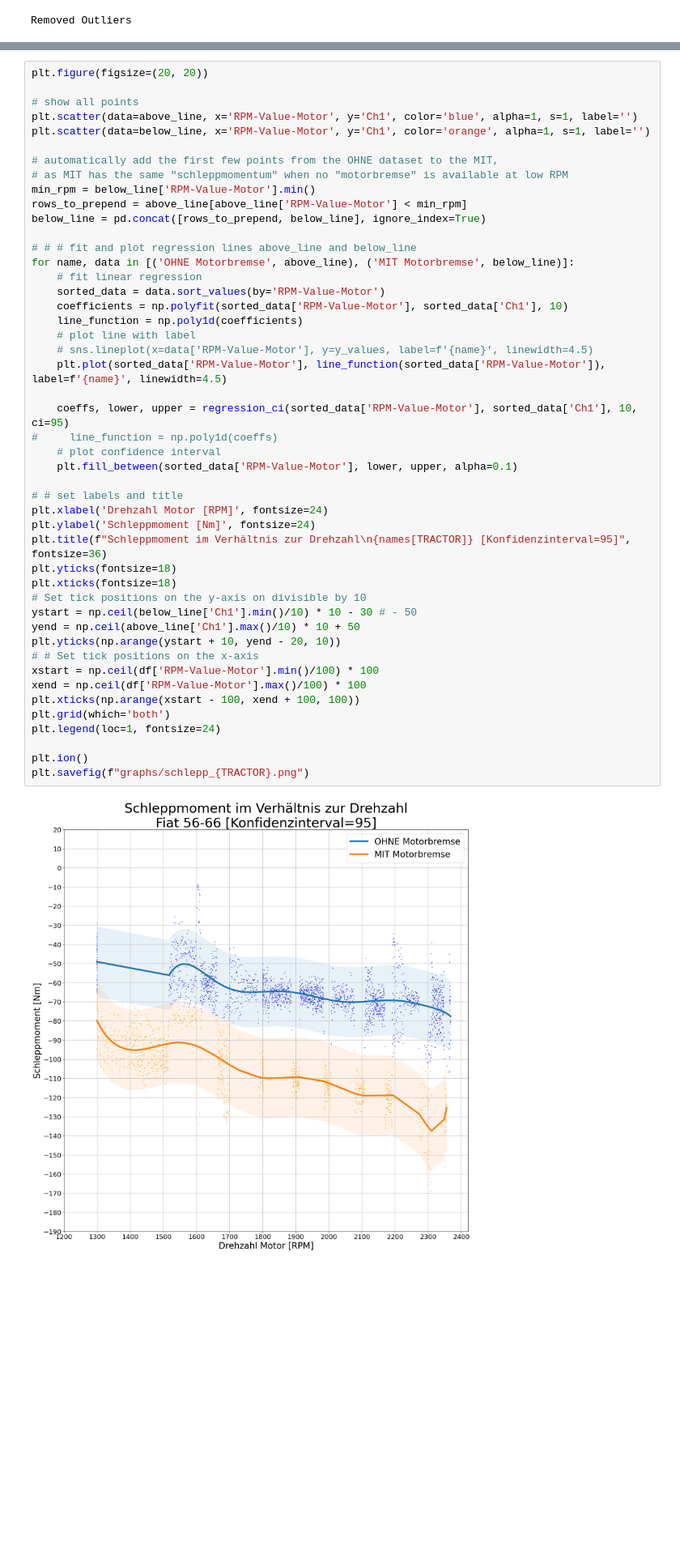
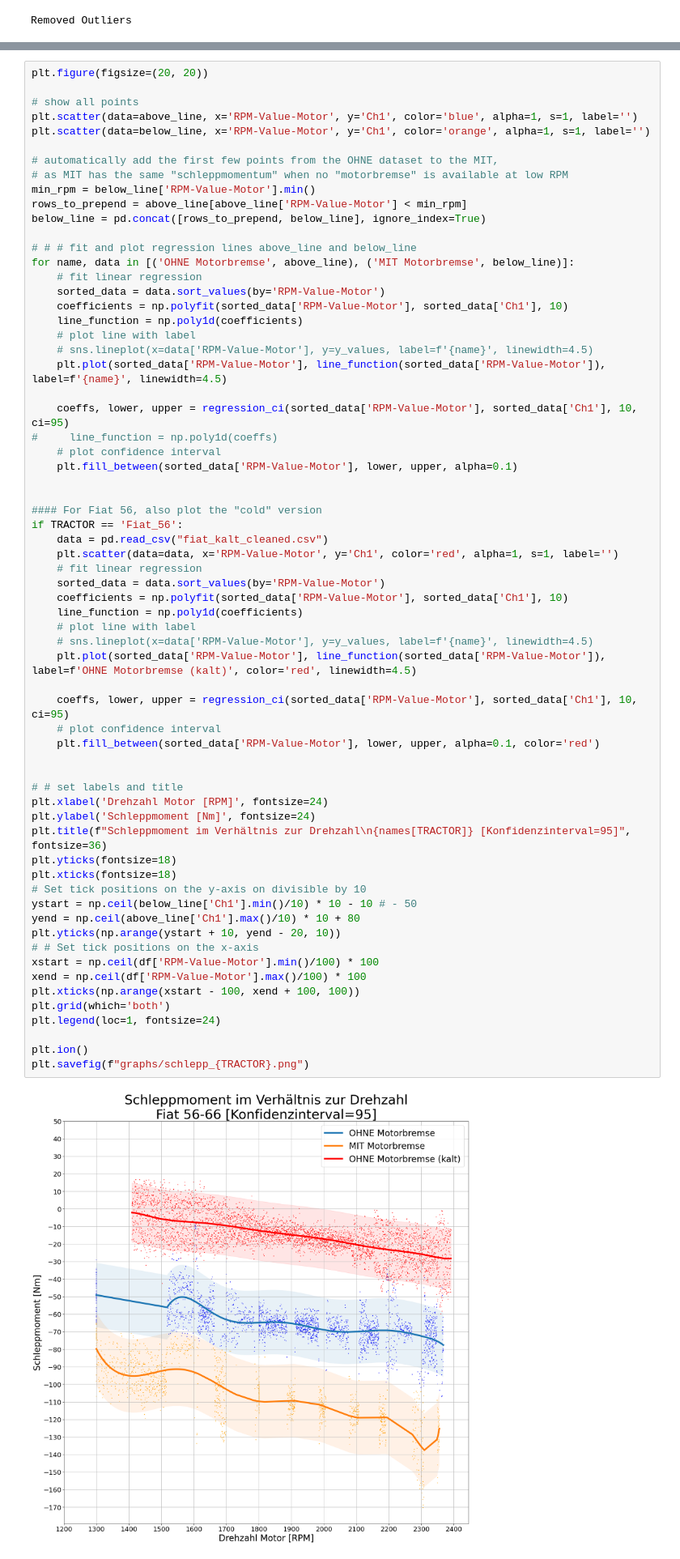
Before and after one commit to Skatinger/hafl, a Jupyter notebook: matthias_SA/Auswertung mit Motorbremse.ipynb, the cells around one changed output, grey strips where cells are left out. Shown at 81% size. Saved outputs shown, nothing was run; the diff lists cells and outputs as text; blank space fills up the shorter version.

Commit message:
add cold chart

```diff
--- a/matthias_SA/Auswertung mit Motorbremse.ipynb
+++ b/matthias_SA/Auswertung mit Motorbremse.ipynb
@@ -339,36 +339,54 @@ for name, data in [('OHNE Motorbremse', above_line), ('MIT Motorbremse', below_l
     sorted_data = data.sort_values(by='RPM-Value-Motor')
     coefficients = np.polyfit(sorted_data['RPM-Value-Motor'], sorted_data['Ch1'], 10)
     line_function = np.poly1d(coefficients)
     # plot line with label
     # sns.lineplot(x=data['RPM-Value-Motor'], y=y_values, label=f'{name}', linewidth=4.5)
     plt.plot(sorted_data['RPM-Value-Motor'], line_function(sorted_data['RPM-Value-Motor']), label=f'{name}', linewidth=4.5)
 
     coeffs, lower, upper = regression_ci(sorted_data['RPM-Value-Motor'], sorted_data['Ch1'], 10, ci=95)
 #     line_function = np.poly1d(coeffs)
     # plot confidence interval
     plt.fill_between(sorted_data['RPM-Value-Motor'], lower, upper, alpha=0.1)
 
+
+#### For Fiat 56, also plot the "cold" version
+if TRACTOR == 'Fiat_56':
+    data = pd.read_csv("fiat_kalt_cleaned.csv")
+    plt.scatter(data=data, x='RPM-Value-Motor', y='Ch1', color='red', alpha=1, s=1, label='')
+    # fit linear regression
+    sorted_data = data.sort_values(by='RPM-Value-Motor')
+    coefficients = np.polyfit(sorted_data['RPM-Value-Motor'], sorted_data['Ch1'], 10)
+    line_function = np.poly1d(coefficients)
+    # plot line with label
+    # sns.lineplot(x=data['RPM-Value-Motor'], y=y_values, label=f'{name}', linewidth=4.5)
+    plt.plot(sorted_data['RPM-Value-Motor'], line_function(sorted_data['RPM-Value-Motor']), label=f'OHNE Motorbremse (kalt)', color='red', linewidth=4.5)
+
+    coeffs, lower, upper = regression_ci(sorted_data['RPM-Value-Motor'], sorted_data['Ch1'], 10, ci=95)
+    # plot confidence interval
+    plt.fill_between(sorted_data['RPM-Value-Motor'], lower, upper, alpha=0.1, color='red')
+
+
 # # set labels and title
 plt.xlabel('Drehzahl Motor [RPM]', fontsize=24)
 plt.ylabel('Schleppmoment [Nm]', fontsize=24)
 plt.title(f"Schleppmoment im Verhältnis zur Drehzahl\n{names[TRACTOR]} [Konfidenzinterval=95]", fontsize=36)
 plt.yticks(fontsize=18)
 plt.xticks(fontsize=18)
 # Set tick positions on the y-axis on divisible by 10
-ystart = np.ceil(below_line['Ch1'].min()/10) * 10 - 30 # - 50
-yend = np.ceil(above_line['Ch1'].max()/10) * 10 + 50
+ystart = np.ceil(below_line['Ch1'].min()/10) * 10 - 10 # - 50
+yend = np.ceil(above_line['Ch1'].max()/10) * 10 + 80
 plt.yticks(np.arange(ystart + 10, yend - 20, 10))
 # # Set tick positions on the x-axis
 xstart = np.ceil(df['RPM-Value-Motor'].min()/100) * 100
 xend = np.ceil(df['RPM-Value-Motor'].max()/100) * 100
 plt.xticks(np.arange(xstart - 100, xend + 100, 100))
 plt.grid(which='both')
 plt.legend(loc=1, fontsize=24)
 
 plt.ion()
 plt.savefig(f"graphs/schlepp_{TRACTOR}.png")
 # %% [output]
-[figure, old version]
+[figure, new version]
 # %% [markdown]
 ### Vollast miteinbezogen
 # %%
```
Also changed, not shown: parts of 1 cell of this notebook, 4 other files.
